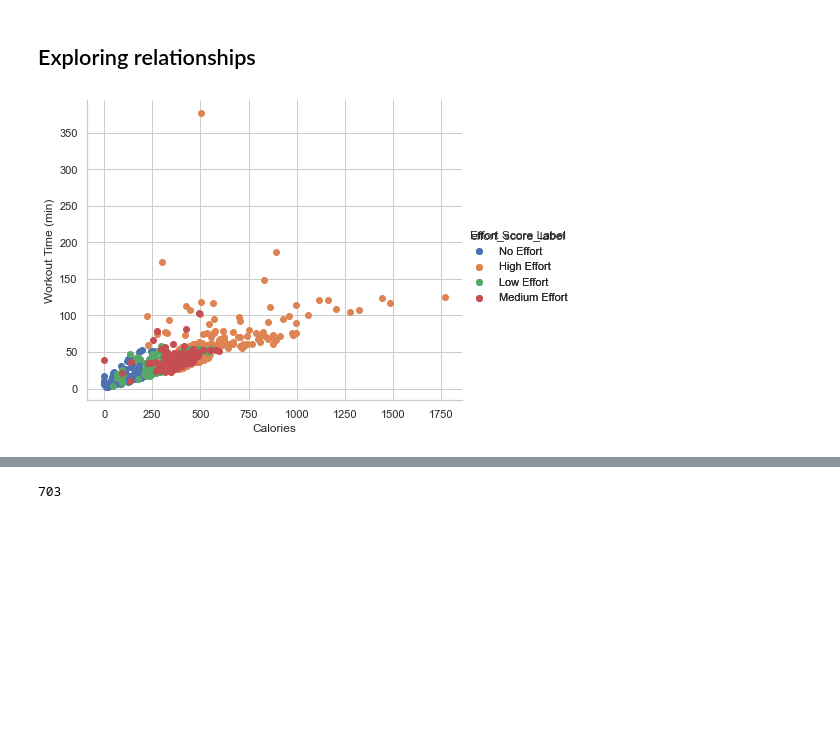
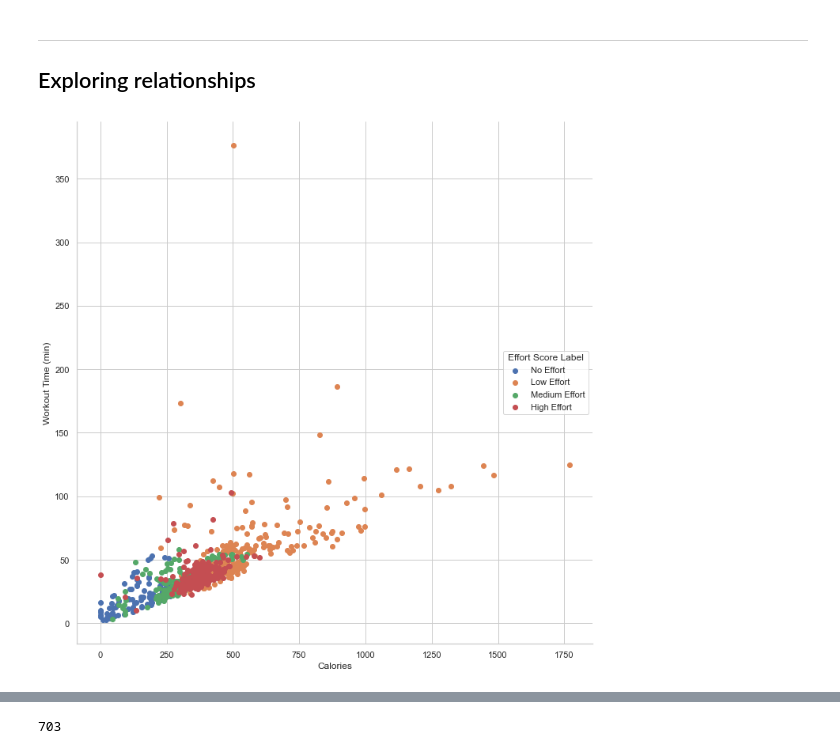
Before and after one commit to ManuelElizaldi/PyStrava, a Jupyter notebook: KNN_Notebook.ipynb, the cells around one changed output, grey strips where cells are left out. Saved outputs shown, nothing was run; the diff lists cells and outputs as text; code cells hidden in the pictures; blank space fills up the shorter version.

```diff
--- a/KNN_Notebook.ipynb
+++ b/KNN_Notebook.ipynb
@@ -22,27 +22,33 @@ df_model = df[['distance','workout_time_min','calories','total_elevation_gain',
  'lap_count',
  'effort_score_label']]
 # %% [markdown]
+--------------------------------
 ## Exploring relationships
 # %%
 df_cal_time = df[['calories','workout_time_min','effort_score_label']]
 rows_to_drop = df_cal_time[df_cal_time == 1].dropna(how='all').index
 df_cal_time = df_cal_time.drop(rows_to_drop)
 
 # Apply the darkgrid theme
 sns.set_theme(style="darkgrid")
 
-# Set the color palette using dark_palette
-#sns.set_palette(sns.dark_palette("#79C"))
+# Set the whitegrid style
+sns.set_style('whitegrid')
 
-sns.set_style('whitegrid')
-grid = sns.FacetGrid(df_cal_time, hue='effort_score_label', height=5)
-grid.map(plt.scatter, 'calories', 'workout_time_min').add_legend()
-grid.add_legend(title='Effort Score Label')
+# Create the FacetGrid
+grid = sns.FacetGrid(df_cal_time, hue='effort_score_label', height=10)
+grid.map(plt.scatter, 'calories', 'workout_time_min')
+
+# Set legend
+plt.legend(title='Effort Score Label', loc='right', labels=['No Effort', 'Low Effort', 'Medium Effort','High Effort'])
+# Set axis labels
 plt.xlabel('Calories')
 plt.ylabel('Workout Time (min)')
+
+# Show the plot
 plt.show()
 # %% [output]
-[figure, old version]
+[figure, new version]
 # %%
 df_maxheart_time = df[['max_heartrate','workout_time_min','effort_score_label']]
 rows_to_drop = df_maxheart_time[df_maxheart_time == 1].dropna(how='all').index
```
Also changed, not shown: parts of 5 cells of this notebook.
